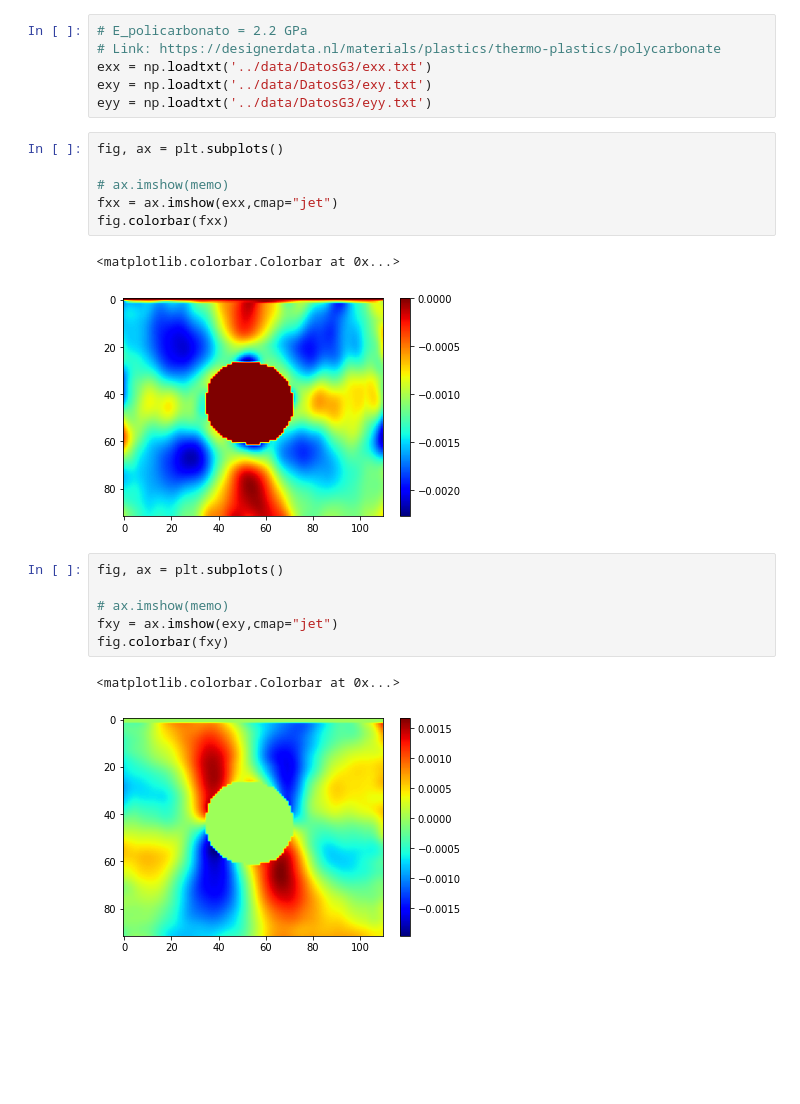
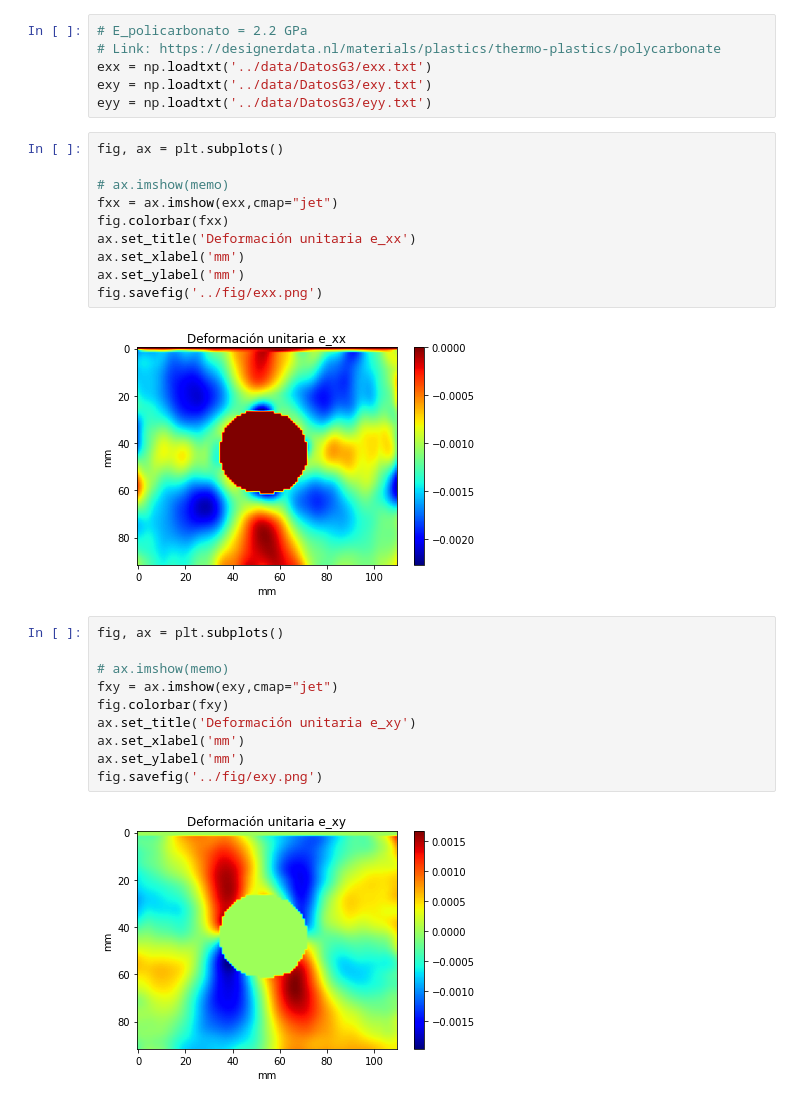
Before and after one commit to JesS5116/DisenoMaquinas_UJA, a Jupyter notebook: notebooks/001b_GraficaDeformaciones.ipynb, the cells around one changed output. Cells and saved outputs as stored; diff of their text form; blank space fills up the shorter version.

```diff
--- a/notebooks/001b_GraficaDeformaciones.ipynb
+++ b/notebooks/001b_GraficaDeformaciones.ipynb
@@ -10,21 +10,27 @@ eyy = np.loadtxt('../data/DatosG3/eyy.txt')
 # %%
 fig, ax = plt.subplots()
 
 # ax.imshow(memo)
 fxx = ax.imshow(exx,cmap="jet")
 fig.colorbar(fxx)
+ax.set_title('Deformación unitaria e_xx')
+ax.set_xlabel('mm')
+ax.set_ylabel('mm')
+fig.savefig('../fig/exx.png')
 # %% [output]
-<matplotlib.colorbar.Colorbar at 0x...>
-[figure, old version]
+[figure, new version]
 # %%
 fig, ax = plt.subplots()
 
 # ax.imshow(memo)
 fxy = ax.imshow(exy,cmap="jet")
 fig.colorbar(fxy)
+ax.set_title('Deformación unitaria e_xy')
+ax.set_xlabel('mm')
+ax.set_ylabel('mm')
+fig.savefig('../fig/exy.png')
 # %% [output]
-<matplotlib.colorbar.Colorbar at 0x...>
-[figure, old version]
+[figure, new version]
 # %%
 fig, ax = plt.subplots()
 
```
Also changed, not shown: parts of 1 cell of this notebook, 10 other files.
